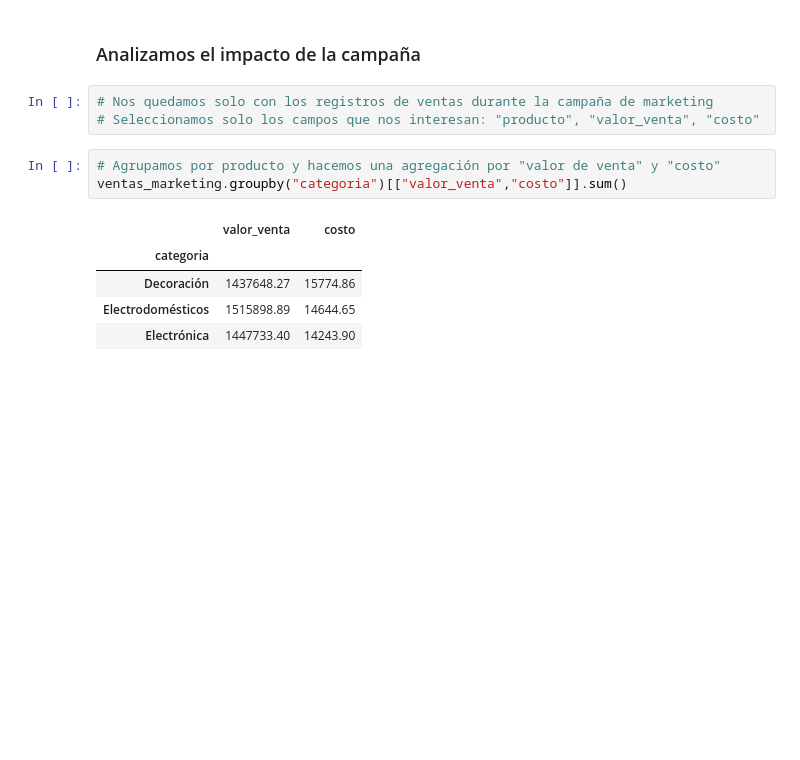
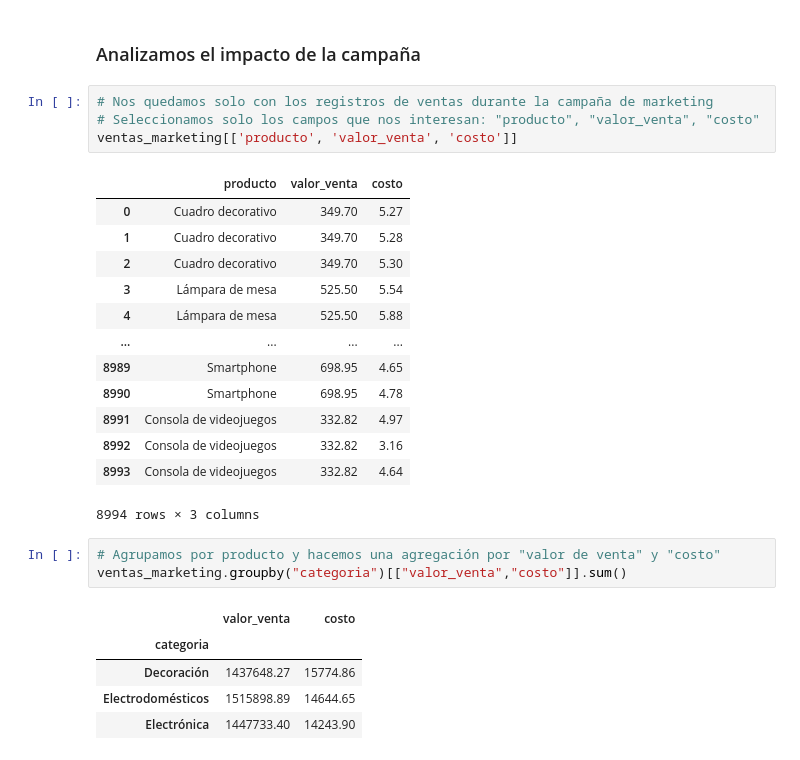
Before and after one commit to FerJGit/TT-2C2025-Data-Analitycs-Notebooks, a Jupyter notebook: PreEntrega/Mis_Archivos/Pre-entrega.ipynb, the cells around one changed output. Saved outputs shown, nothing was run; the diff lists cells and outputs as text; blank space fills up the shorter version.

```diff
--- a/PreEntrega/Mis_Archivos/Pre-entrega.ipynb
+++ b/PreEntrega/Mis_Archivos/Pre-entrega.ipynb
@@ -841,6 +877,21 @@ ventas_marketing.head()
 # %%
 # Nos quedamos solo con los registros de ventas durante la campaña de marketing
 # Seleccionamos solo los campos que nos interesan: "producto", "valor_venta", "costo"
+ventas_marketing[['producto', 'valor_venta', 'costo']]
+# %% [output]
+|  | producto | valor_venta | costo |
+| 0 | Cuadro decorativo | 349.70 | 5.27 |
+| 1 | Cuadro decorativo | 349.70 | 5.28 |
+| 2 | Cuadro decorativo | 349.70 | 5.30 |
+| 3 | Lámpara de mesa | 525.50 | 5.54 |
+| 4 | Lámpara de mesa | 525.50 | 5.88 |
+| ... | ... | ... | ... |
+| 8989 | Smartphone | 698.95 | 4.65 |
+| 8990 | Smartphone | 698.95 | 4.78 |
+| 8991 | Consola de videojuegos | 332.82 | 4.97 |
+| 8992 | Consola de videojuegos | 332.82 | 3.16 |
+| 8993 | Consola de videojuegos | 332.82 | 4.64 |
+8994 rows × 3 columns
 # %%
 # Agrupamos por producto y hacemos una agregación por "valor de venta" y "costo"
 ventas_marketing.groupby("categoria")[["valor_venta","costo"]].sum()
```
Also changed, not shown: parts of 24 cells of this notebook.
